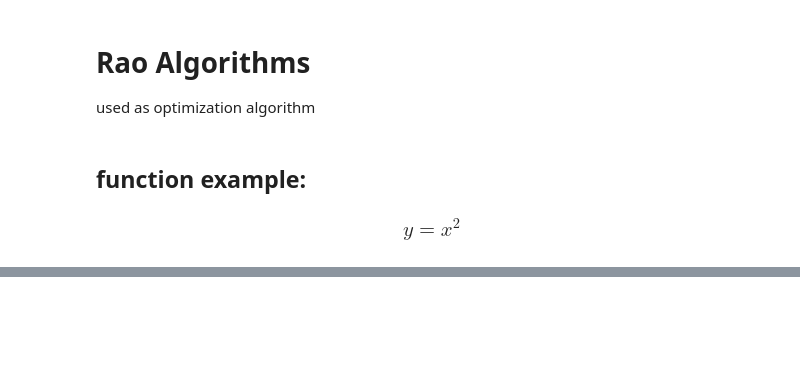
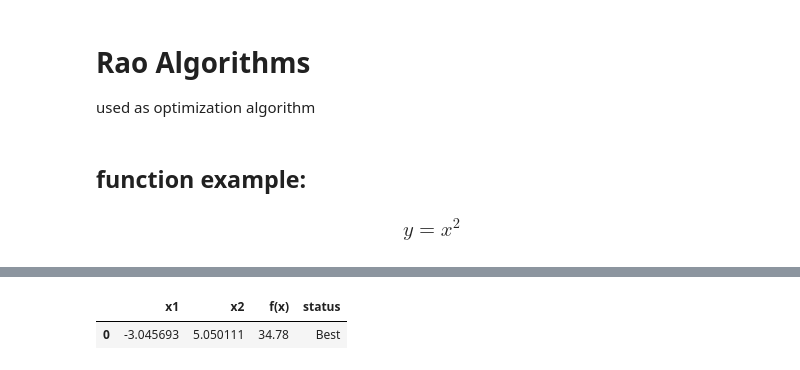
Before and after one commit to FelixIG15/FelixRahmad-Algorithm, a Jupyter notebook: Rao-1_Algorithm.ipynb, the cells around one changed output, grey strips where cells are left out. Saved outputs shown, nothing was run; the diff lists cells and outputs as text; code cells hidden in the pictures; blank space fills up the shorter version.

```diff
--- a/Rao-1_Algorithm.ipynb
+++ b/Rao-1_Algorithm.ipynb
@@ -9,8 +9,8 @@ import numpy as np
 import random
 # %%
 #range
-start=-100.0
-stop= 100.0
+start=-50.0
+stop= 50.0
 accuracy= 0.1
 x= np.arange(start,stop,accuracy)
 # %%
@@ -22,7 +22,7 @@ def f(x):
 
 candidate=5
 variable=2
-iteration = 50
+iteration = 5
 x=[]
 y=[]
 
@@ -36,6 +36,5 @@ for i in range(variable):
     y.append(temp_y)
 
 x= np.array(x)
-x_new = x.copy()
 y= np.array(y)
 y= y.sum(axis=0)
@@ -91,0 +165,5 @@ result_df
+# %%
+result_df.loc[result_df['status'] == "Best"]
+# %% [output]
+|  | x1 | x2 | f(x) | status |
+| 0 | -3.045693 | 5.050111 | 34.78 | Best |
```
Also changed, not shown: parts of 5 cells of this notebook.
